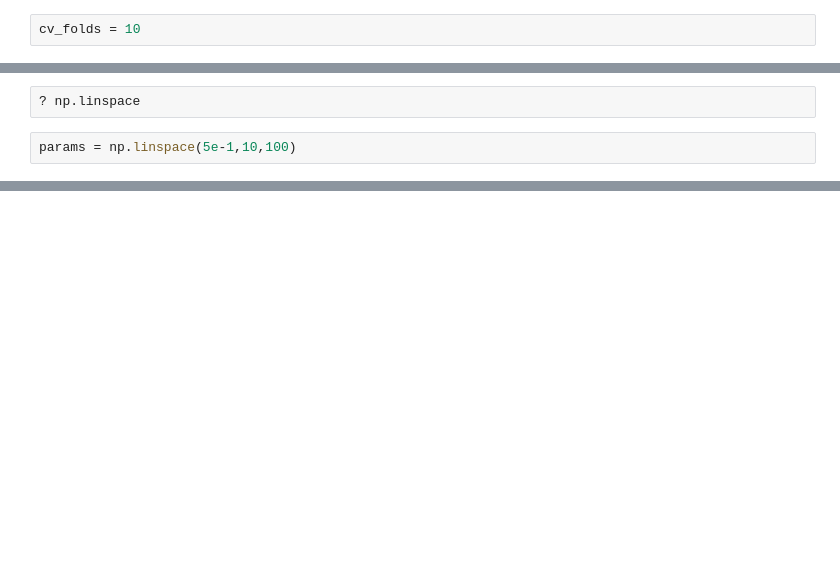
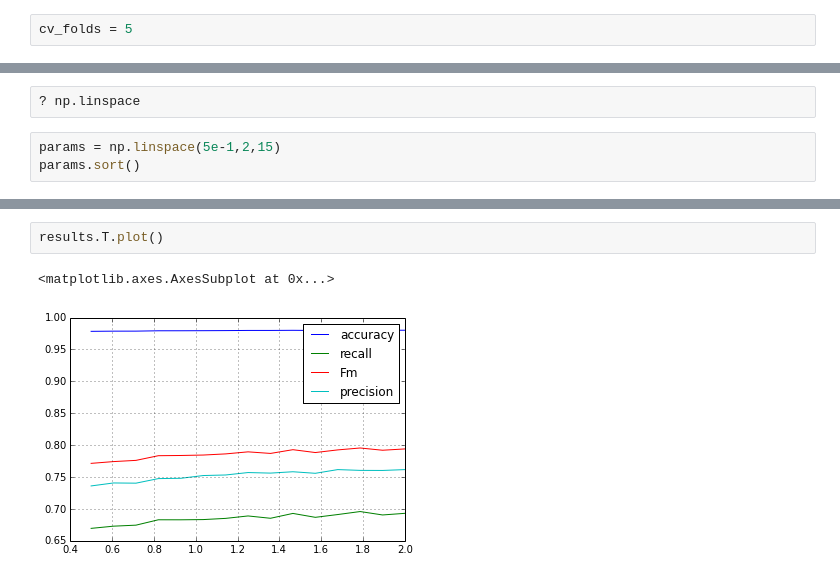
Before and after one commit to Noxoomo/nlp-compscicenter-2014, a Jupyter notebook: data/nameEntity/russian-ner/NLP.ipynb, the cells around one changed output, grey strips where cells are left out. Drawn from its saved outputs; the diff is of its cells as text; blank space fills up the shorter version.

```diff
--- a/data/nameEntity/russian-ner/NLP.ipynb
+++ b/data/nameEntity/russian-ner/NLP.ipynb
@@ -58,5 +84,5 @@ calc_table()
 # %%
-cv_folds = 10
+cv_folds = 5
 # %%
 learn_prefix = "ru_corpus_learn"
 # %%
@@ -81,5 +105,6 @@ results = pd.DataFrame()
 # %%
 ? np.linspace
 # %%
-params = np.linspace(5e-1,10,100)
+params = np.linspace(5e-1,2,15)
+params.sort()
 # %%
@@ -89,0 +122,5 @@ res
+# %%
+results.T.plot()
+# %% [output]
+<matplotlib.axes.AxesSubplot at 0x...>
+[figure, added]
```
Also changed, not shown: parts of 9 cells of this notebook, 28 other files.
